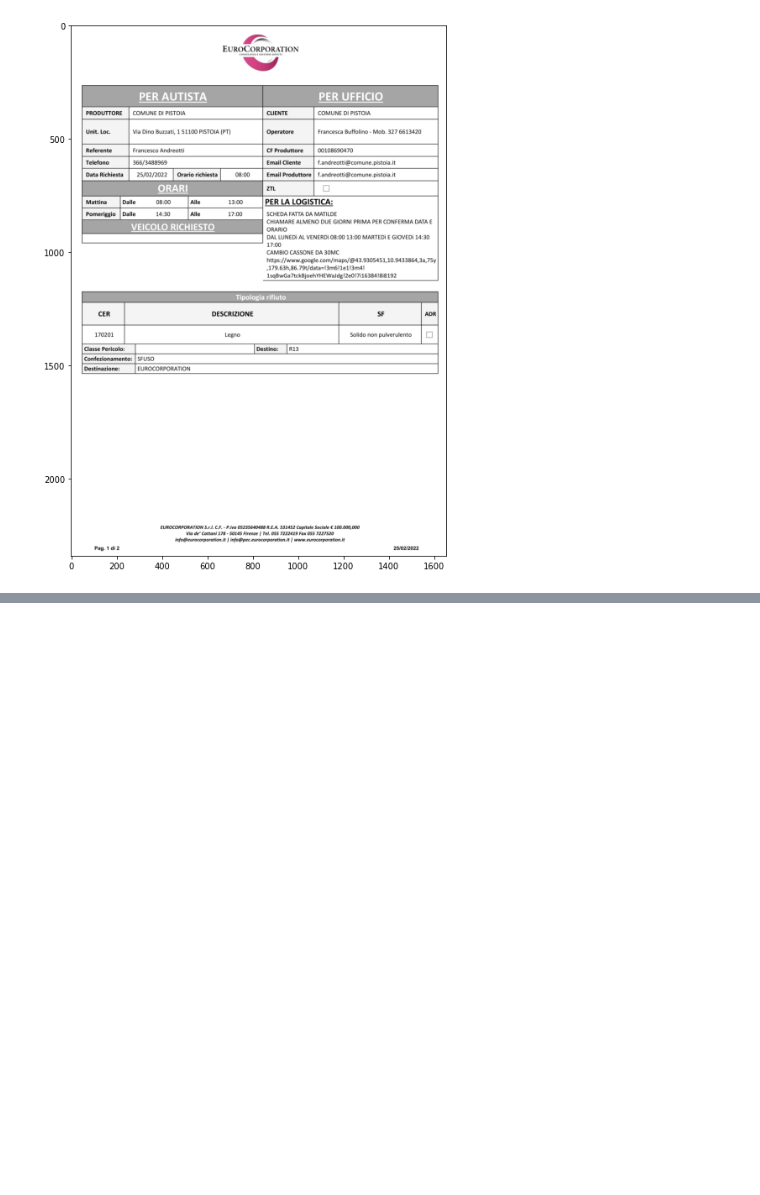
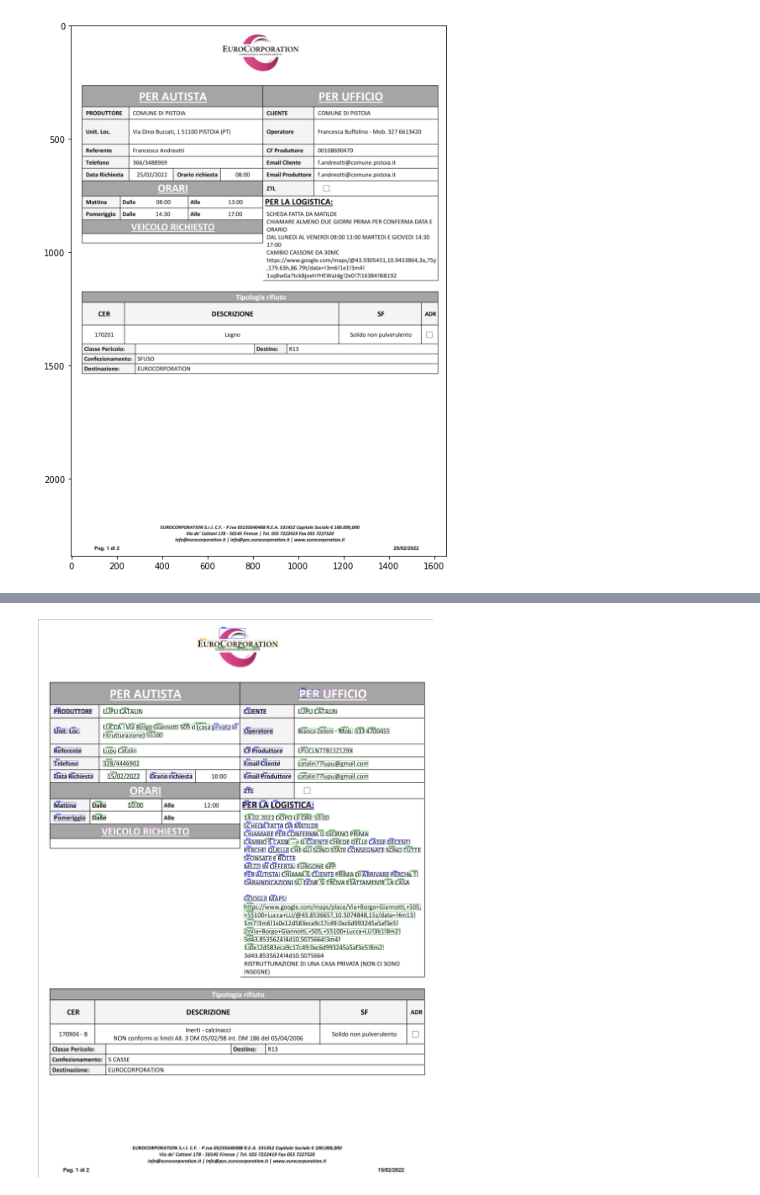
Before and after one commit to xandie985/LayoutLMV3, a Jupyter notebook: Finetune_LayoutLMV3_on_CORD.ipynb, the cells around one changed output, grey strips where cells are left out. Saved outputs shown, nothing was run; the diff lists cells and outputs as text; code cells hidden in the pictures; blank space fills up the shorter version.

```diff
--- a/Finetune_LayoutLMV3_on_CORD.ipynb
+++ b/Finetune_LayoutLMV3_on_CORD.ipynb
@@ -88,7 +96,7 @@ Requirement already satisfied: pyparsing!=3.0.5,>=2.0.2 in /usr/local/lib/python
 # %%
-train = pd.read_pickle('/content/drive/Shareddrives/Data Science Team folder-open/Jyoti/CORD dataset/pkl/train.pkl')
-val = pd.read_pickle('/content/drive/Shareddrives/Data Science Team folder-open/Jyoti/CORD dataset/pkl/val.pkl')
-test = pd.read_pickle('/content/drive/Shareddrives/Data Science Team folder-open/Jyoti/CORD dataset/pkl/test.pkl')
+train = pd.read_pickle('/content/drive/Shareddrives/Data Science Team folder-open/Sandeep Kumar Kushwaha/CORD dataset -Sandeep/pkl/train.pkl')
+val = pd.read_pickle('/content/drive/Shareddrives/Data Science Team folder-open/Sandeep Kumar Kushwaha/CORD dataset -Sandeep/pkl/val.pkl')
+test = pd.read_pickle('/content/drive/Shareddrives/Data Science Team folder-open/Sandeep Kumar Kushwaha/CORD dataset -Sandeep/pkl/test.pkl')
 # %% [markdown]
 Let's define a list of all unique labels. For that, let's first count the number of occurrences for each label:
 # %%
@@ -195,13 +198,13 @@ processor = LayoutLMv3Processor(LayoutLMv3FeatureExtractor(apply_ocr=False), tok
 
 
 train_dataset = CORDDataset(annotations=train,
-                            image_dir='/content/drive/Shareddrives/Data Science Team folder-open/Jyoti/CORD dataset/layoutLMV2 -CORD/images/train/',
+                            image_dir='/content/drive/MyDrive/EuroCoorp/CORDTest/layoutLMV2 -CORD/images/train/',
                             processor=processor)
 val_dataset = CORDDataset(annotations=val,
-                            image_dir='/content/drive/Shareddrives/Data Science Team folder-open/Jyoti/CORD dataset/layoutLMV2 -CORD/images/val/',
+                            image_dir='/content/drive/MyDrive/EuroCoorp/CORDTest/layoutLMV2 -CORD/images/val/',
                             processor=processor)
 test_dataset = CORDDataset(annotations=test,
-                            image_dir='/content/drive/Shareddrives/Data Science Team folder-open/Jyoti/CORD dataset/layoutLMV2 -CORD/images/test/',
+                            image_dir='/content/drive/MyDrive/EuroCoorp/CORDTest/layoutLMV2 -CORD/images/test/',
                             processor=processor)
 # %%
 encoding = train_dataset[0]
@@ -539,0 +632,4 @@ IndexError: ignored
+# %%
+im
+# %% [output]
+[figure, added]
```
Also changed, not shown: parts of 20 cells of this notebook, 1 other file.
